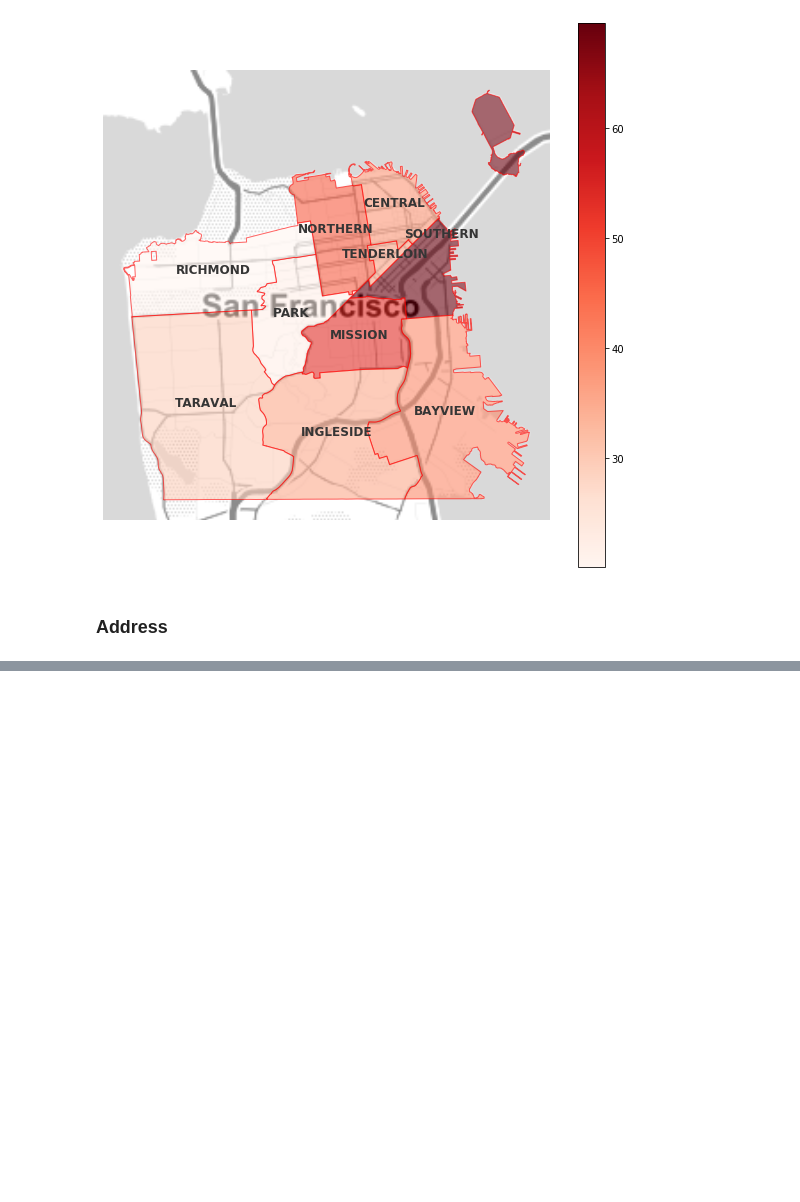
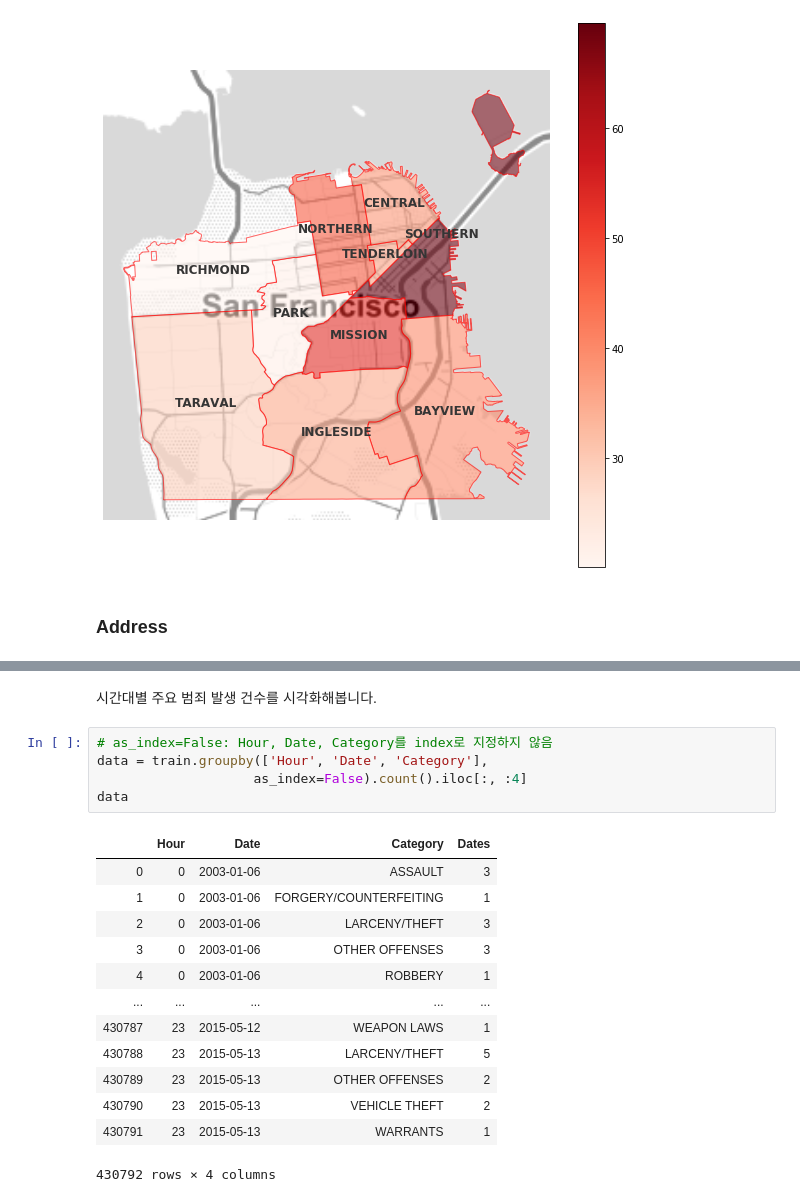
Before and after one commit to BaekKyunShin/Kaggle, a Jupyter notebook: SanFrancisco_Crime_Classification/4. San Francisco Crime Classification from a top ranker.ipynb, the cells around one changed output, grey strips where cells are left out. Saved outputs shown, nothing was run; the diff lists cells and outputs as text; blank space fills up the shorter version.

```diff
--- a/SanFrancisco_Crime_Classification/4. San Francisco Crime Classification from a top ranker.ipynb
+++ b/SanFrancisco_Crime_Classification/4. San Francisco Crime Classification from a top ranker.ipynb
@@ -358,0 +393,21 @@ plt.show()
+# %% [markdown]
+시간대별 주요 범죄 발생 건수를 시각화해봅니다.
+# %%
+# as_index=False: Hour, Date, Category를 index로 지정하지 않음
+data = train.groupby(['Hour', 'Date', 'Category'],
+                    as_index=False).count().iloc[:, :4]
+data
+# %% [output]
+|  | Hour | Date | Category | Dates |
+| 0 | 0 | 2003-01-06 | ASSAULT | 3 |
+| 1 | 0 | 2003-01-06 | FORGERY/COUNTERFEITING | 1 |
+| 2 | 0 | 2003-01-06 | LARCENY/THEFT | 3 |
+| 3 | 0 | 2003-01-06 | OTHER OFFENSES | 3 |
+| 4 | 0 | 2003-01-06 | ROBBERY | 1 |
+| ... | ... | ... | ... | ... |
+| 430787 | 23 | 2015-05-12 | WEAPON LAWS | 1 |
+| 430788 | 23 | 2015-05-13 | LARCENY/THEFT | 5 |
+| 430789 | 23 | 2015-05-13 | OTHER OFFENSES | 2 |
+| 430790 | 23 | 2015-05-13 | VEHICLE THEFT | 2 |
+| 430791 | 23 | 2015-05-13 | WARRANTS | 1 |
+430792 rows × 4 columns
```
Also changed, not shown: parts of 13 cells of this notebook, 9 other files.
